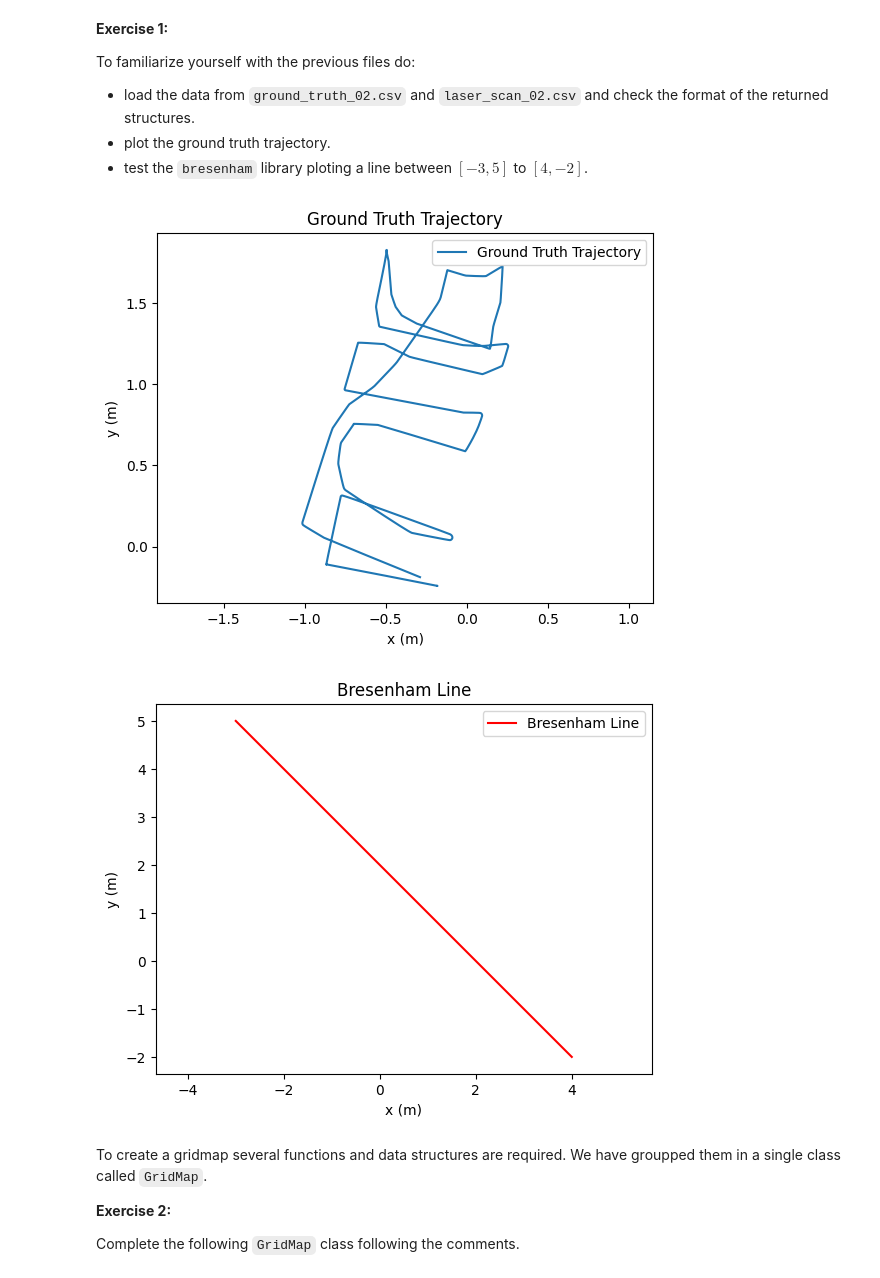
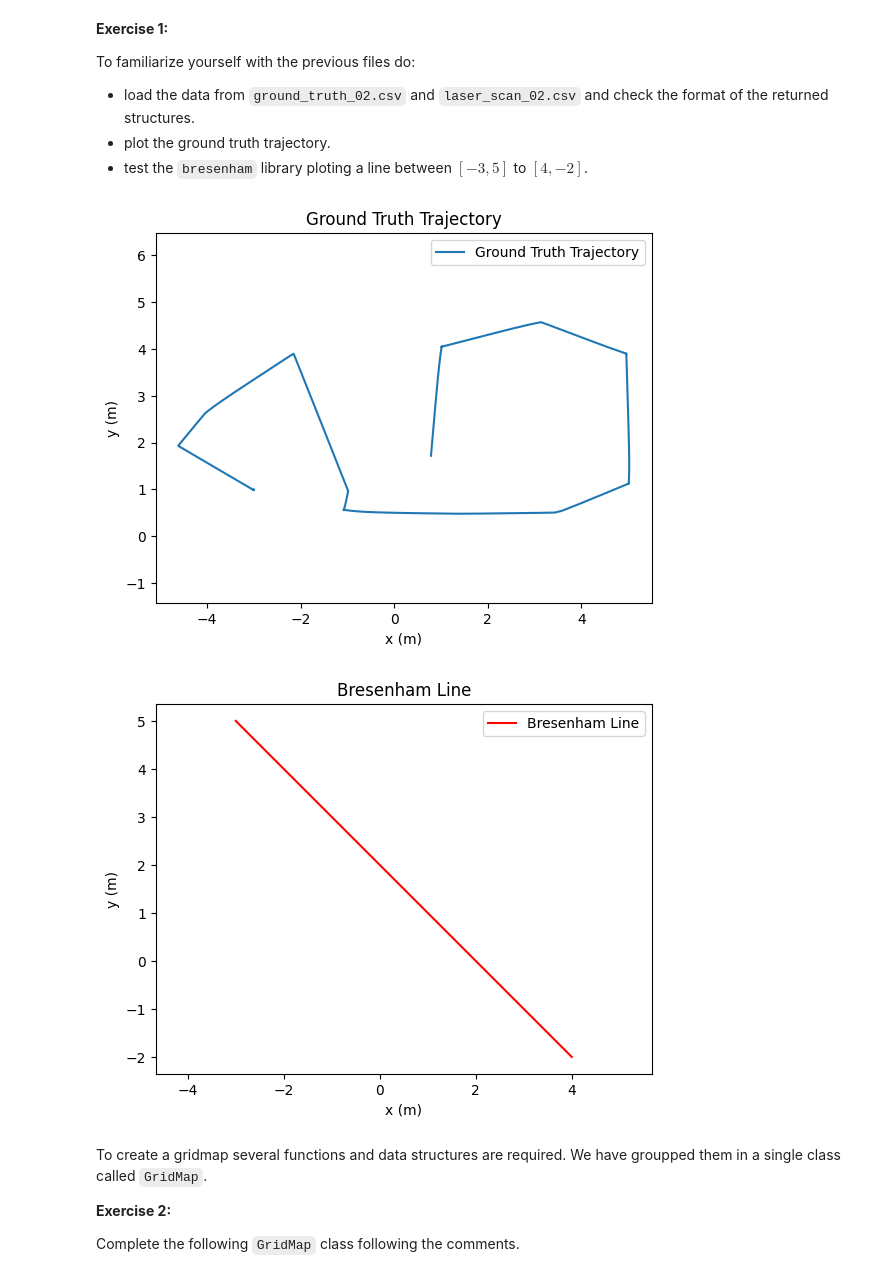
Before and after one commit to Alex108306/Hands_on_Planning, a Jupyter notebook: lab_1_ws/src/Occupancy_Map-20260223/ocupancy_gridmap.ipynb, the cells around one changed output. Saved outputs shown, nothing was run; the diff lists cells and outputs as text; code cells hidden in the pictures.

```diff
--- a/lab_1_ws/src/Occupancy_Map-20260223/ocupancy_gridmap.ipynb
+++ b/lab_1_ws/src/Occupancy_Map-20260223/ocupancy_gridmap.ipynb
@@ -24,38 +24,38 @@ import numpy as np
 from matplotlib import pyplot as plt
 from bresenham import bresenham # pip install bresenham if required
 from load_csv_files import load_encoders, load_laser_scans, load_ground_truth, wrap_angle
 
 # LOAD DATASETS
-# laser_scans = load_laser_scans('laser_scan_02.csv')
-# stamped_gt = load_ground_truth('ground_truth_02.csv')
-laser_scans = load_laser_scans('laser_scan_filtered.csv')
-stamped_gt = load_ground_truth('ground_truth_filtered.csv')
+laser_scans = load_laser_scans('laser_scan_output.csv')
+stamped_gt = load_ground_truth('ground_truth_output.csv')
+# laser_scans = load_laser_scans('laser_scan_filtered.csv')
+# stamped_gt = load_ground_truth('ground_truth_filtered.csv')
 # Plot stamped_gt trajectory
 plt.figure()
 plt.plot(stamped_gt[:, 1], stamped_gt[:, 2], label="Ground Truth Trajectory")
 plt.xlabel("x (m)")
 plt.ylabel("y (m)")
 plt.title("Ground Truth Trajectory")
 plt.legend()
 plt.axis('equal')
 plt.show()
 # Plot bresenham line between [-3, 5] and [4, -2] using the bresenham function from bresenham library
 # WARNING! bresenham function returns a generator, so you need to convert it to a list to use it:
 # points = list(bresenham(x1, y1, x2, y2))
 Point_1 = [-3, 5]
 Point_2 = [4, -2]
 points = list(bresenham(Point_1[0], Point_1[1], Point_2[0], Point_2[1]))
 points = np.array(points)
 plt.figure()
 plt.plot(points[:, 0], points[:, 1], 'r-', label="Bresenham Line")
 plt.xlabel("x (m)")
 plt.ylabel("y (m)")
 plt.title("Bresenham Line")
 plt.legend()
 plt.axis('equal')
 plt.show()
 # %% [output]
-[figure, old version]
+[figure, new version]
 [figure]
 # %% [markdown]
 To create a gridmap several functions and data structures are required. We have groupped them in a single class called `GridMap`.
```
Also changed, not shown: parts of 2 cells of this notebook, 11 other files.
